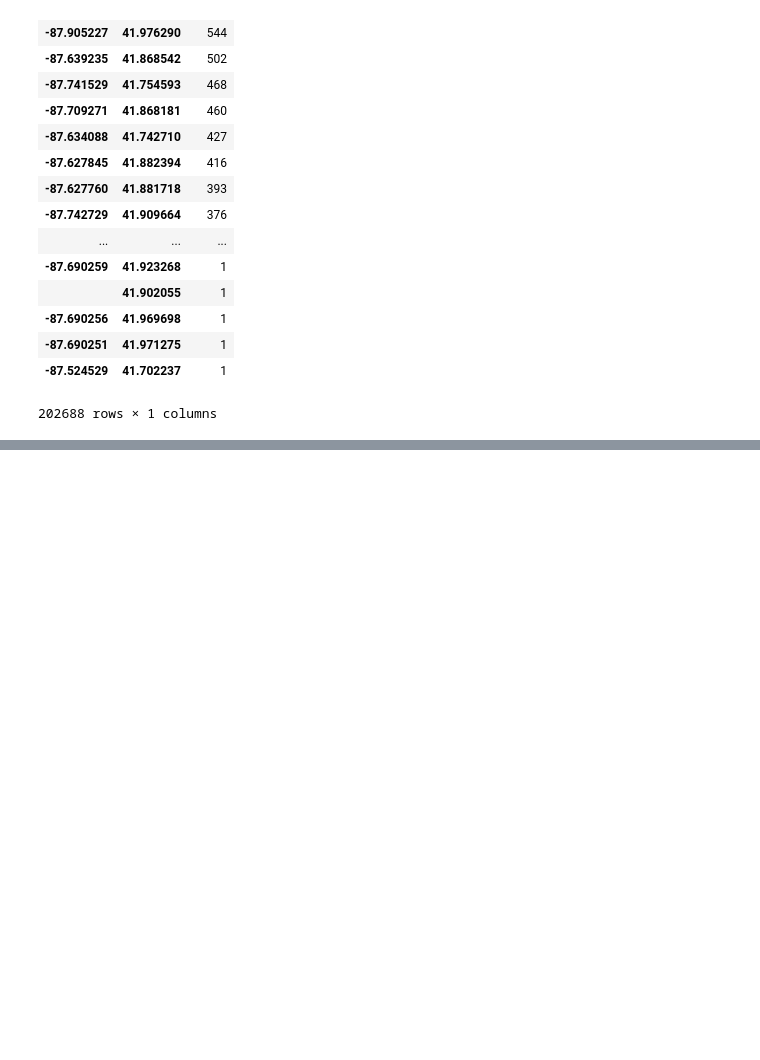
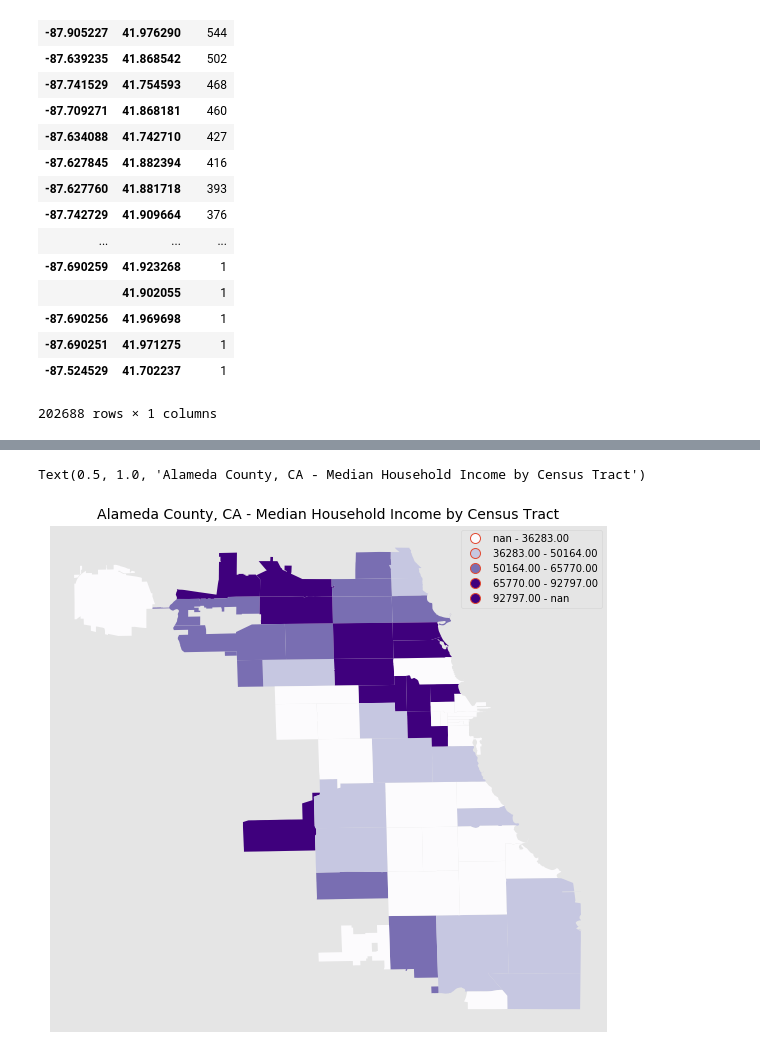
Before and after one commit to capp-machine-learning/chicago-crime-analysis, a Jupyter notebook: data_analysis.ipynb, the cells around one changed output, grey strips where cells are left out. Cells and saved outputs as stored; diff of their text form; code cells hidden in the pictures; blank space fills up the shorter version.

```diff
--- a/data_analysis.ipynb
+++ b/data_analysis.ipynb
@@ -164,0 +182,3 @@ zip_code.head()
+# %%
+crime_zip = pd.merge(zip_code, pov_df, on='zip', how='left')
+crime_zip.head()
@@ -252,0 +325,9 @@ dtype: int64
+# %%
+crime_zip_test = crime_zip[["geometry", "B19013_001E"]]
+fig, ax = plt.subplots(figsize=(10,10))
+ax.set(aspect='equal', xticks=[], yticks=[])
+crime_zip.plot(column= 'B19013_001E', ax = ax, scheme='QUANTILES', cmap='Purples', legend=True)
+plt.title('Alameda County, CA - Median Household Income by Census Tract', size = 14)
+# %% [output]
+Text(0.5, 1.0, 'Alameda County, CA - Median Household Income by Census Tract')
+[figure, added]
```
Also changed, not shown: parts of 22 cells of this notebook, 1 other file.
